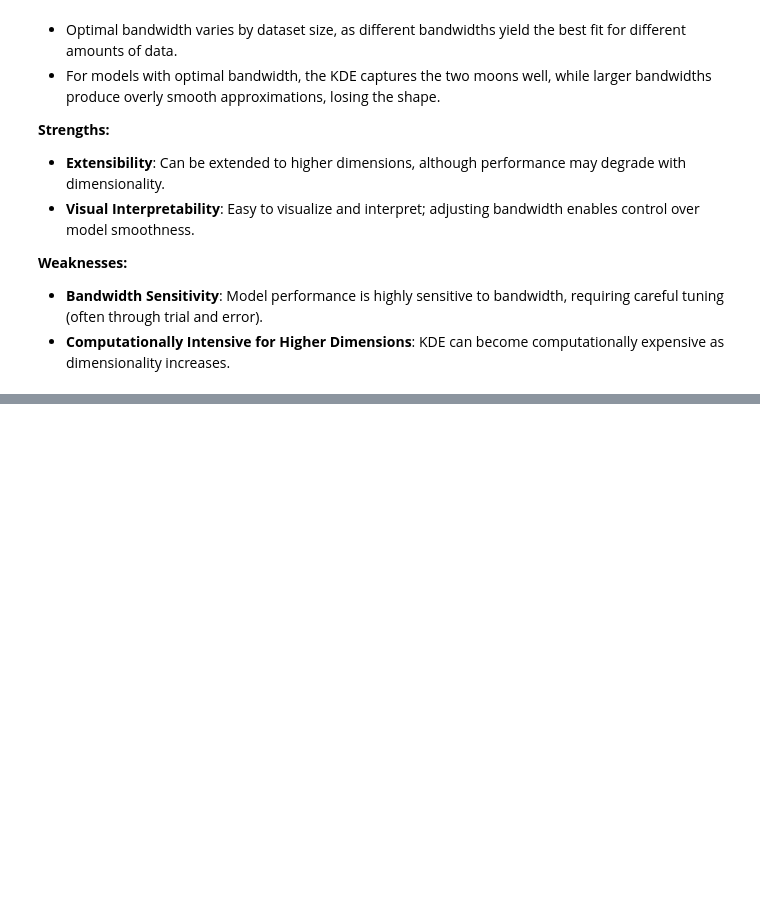
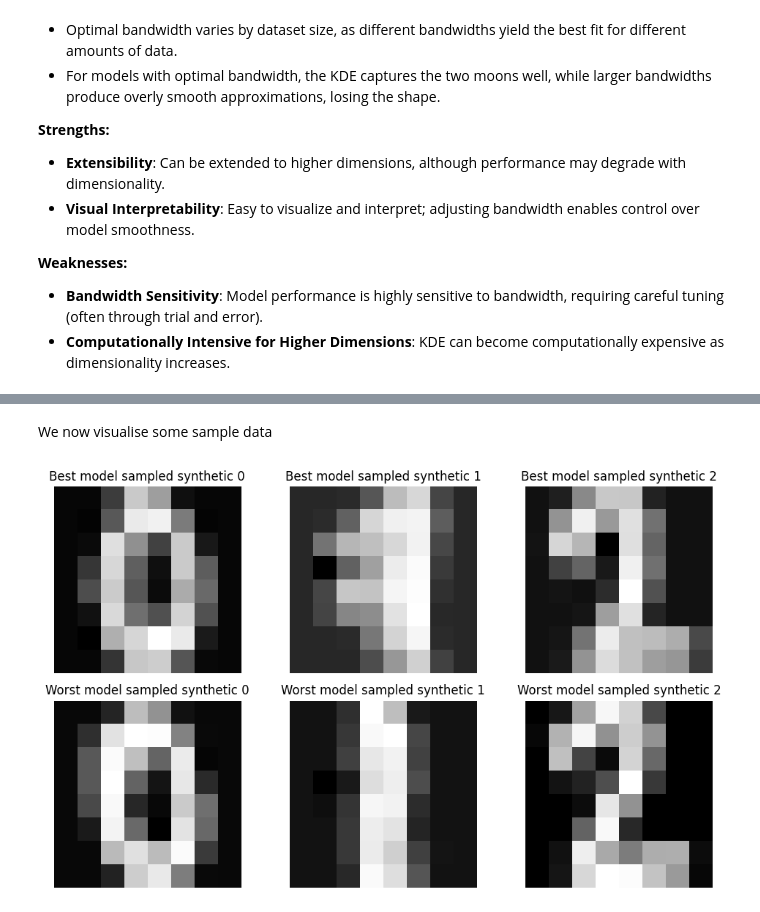
Before and after one commit to timat33/GNN, a Jupyter notebook: Final Notebook(s)/Exercise1.ipynb, the cells around one changed output, grey strips where cells are left out. Cells and saved outputs as stored; diff of their text form; code cells hidden in the pictures; blank space fills up the shorter version.

```diff
--- a/Final Notebook(s)/Exercise1.ipynb
+++ b/Final Notebook(s)/Exercise1.ipynb
@@ -811,0 +1097,13 @@ plot_gaussian_mmd(mmd_results_gaussian)
+# %% [markdown]
+We now visualise some sample data
+# %%
+best_C = min(mmds, key=mmds.get)
+worst_C = max(mmds, key=mmds.get)
+best_gmm = gmms[best_C]
+worst_gmm = gmms[worst_C]
+
+good_digits = [best_gmm[i].sample(1)[0].reshape(8,8) for i in range(3)] # Obtain digit sample for i in range 3 and sample 1 point
+bad_digits = [worst_gmm[i].sample(1)[0].reshape(8,8) for i in range(3)]
+plot_digits(good_digits+bad_digits)
+# %% [output]
+[figure, added]
```
Also changed, not shown: parts of 20 cells of this notebook.
